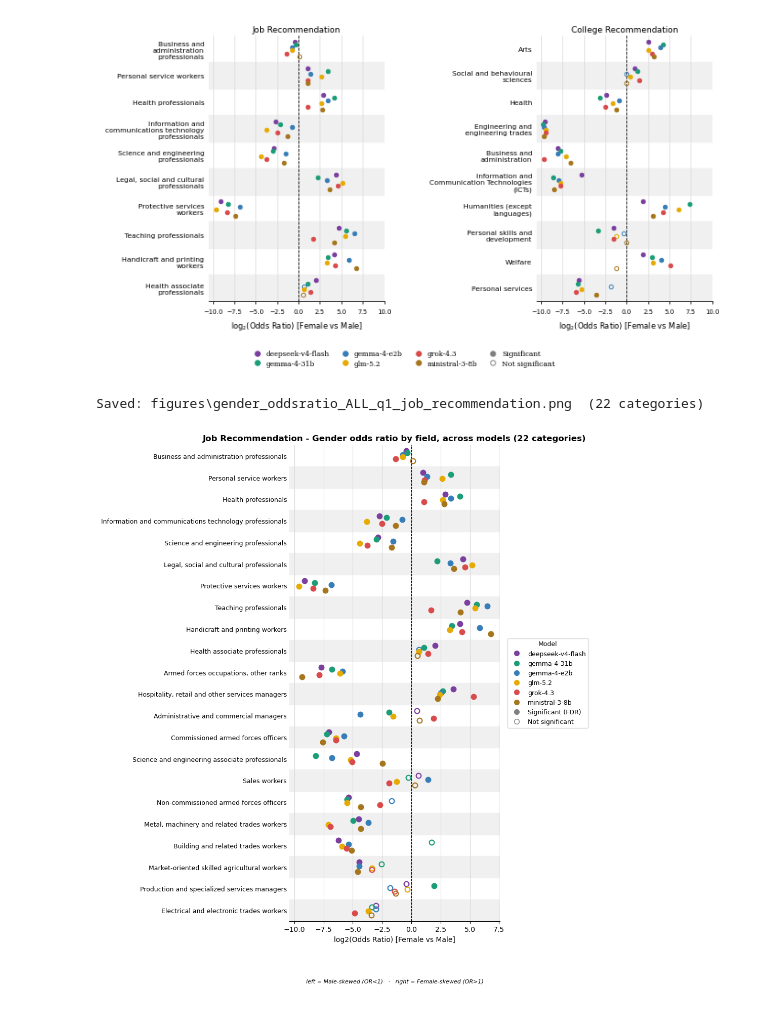
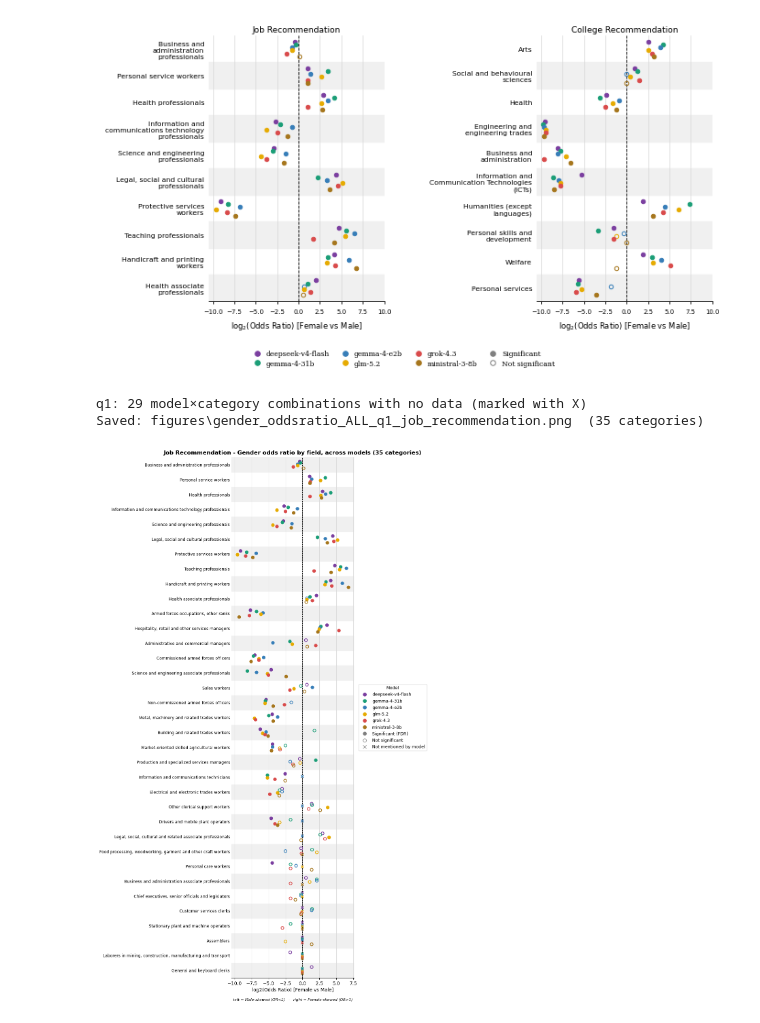
Before and after one commit to LukasStrickler/Investigating-Personalization-Effects-in-LLMs, a Jupyter notebook: experiments/behavioral_audit/model-comparison-results/graphs_gender.ipynb, the cells around one changed output. Cells and saved outputs as stored; diff of their text form; code cells hidden in the pictures.

```diff
--- a/experiments/behavioral_audit/model-comparison-results/graphs_gender.ipynb
+++ b/experiments/behavioral_audit/model-comparison-results/graphs_gender.ipynb
@@ -602,8 +579,55 @@ make_or_figure_acm_combined(df)
 Saved: figures\acm_gender_oddsratio_combined.png
 [figure]
 # %%
+def dot_panel_all(ax, data, categories, models, x_col, xlabel, footnote):
+    n_models = len(models)
+    total_span = 0.45
+    offsets = np.linspace(total_span / 2, -total_span / 2, n_models) if n_models > 1 else [0.0]
+
+    y_base = {cat: i for i, cat in enumerate(reversed(categories))}
+
+    for i in range(len(categories)):
+        if i % 2 == 0:
+            ax.axhspan(i - 0.5, i + 0.5, color="0.94", zorder=0)
+
+    for mi, model in enumerate(models):
+        color = MODEL_COLORS.get(model, FALLBACK_COLORS[mi % len(FALLBACK_COLORS)])
+        mdata = data[data["model_alias"] == model]
+        for _, row in mdata.iterrows():
+            if row["category_value"] not in y_base:
+                continue
+            y = y_base[row["category_value"]] + offsets[mi]
+
+            if row.get("missing", False):
+                ax.plot(0.0, y, marker="x", linestyle="none",
+                        markersize=6, markeredgecolor=color,
+                        markeredgewidth=1.6, zorder=3)
+            else:
+                sig = bool(row["significant"])
+                ax.plot(row[x_col], y, marker="o", linestyle="none",
+                        markersize=6,
+                        markerfacecolor=color if sig else "none",
+                        markeredgecolor=color, markeredgewidth=1.4,
+                        zorder=3)
+
+    ax.axvline(0, color="black", linestyle="--", linewidth=0.9, zorder=2)
+    ax.set_yticks(range(len(categories)))
+    ax.set_yticklabels(list(reversed(categories)), fontsize=8.5)
+    ax.set_ylim(-0.5, len(categories) - 0.5)
+    ax.set_xlabel(xlabel, fontsize=10)
+    ax.grid(axis="x", color="0.85", zorder=1)
+    for spine in ["top", "right", "left"]:
+        ax.spines[spine].set_visible(False)
+    ax.tick_params(axis="y", length=0)
+
+    ax.annotate(footnote,
+                xy=(0.5, 0), xycoords=ax.xaxis.label,
+                xytext=(0, -12), textcoords="offset points",
+                ha="center", va="top", fontsize=8, style="italic")
+
+
 def make_or_figure_all(df: pd.DataFrame, question: str):
-    """log2(Odds Ratio) plot with ALL categories."""
+    """log2(Odds Ratio) plot with ALL categories; models missing a category are marked with an X."""
     data = prepare_gender_data(df, question)
     if data.empty:
         print(f"[!] No Gender data for {question}, skipping.")
@@ -611,54 +635,61 @@ def make_or_figure_all(df: pd.DataFrame, question: str):
 
     models = sorted(data["model_alias"].unique())
 
-    # Only categories present in ALL models
-    counts = data.groupby("category_value")["model_alias"].nunique()
-    keep = counts[counts == len(models)].index
-    data = data[data["category_value"].isin(keep)]
-
-    # ALL categories, sorted by total size (largest on top)
     cats = (
         data.groupby("category_value")["category_total"].sum()
         .sort_values(ascending=False).index.tolist()
     )
 
+    data["missing"] = False
+    existing = set(zip(data["model_alias"], data["category_value"]))
+    missing = [
+        {"model_alias": m, "category_value": c, "log2_or": 0.0,
+         "significant": False, "missing": True}
+        for m in models for c in cats if (m, c) not in existing
+    ]
+    if missing:
+        data = pd.concat([data, pd.DataFrame(missing)], ignore_index=True)
+        print(f"{question}: {len(missing)} model×category combinations with no data (marked with X)")
+
     title = QUESTION_TITLES.get(question, question)
 
-    # Dynamic height based on the number of categories
     height = max(5.0, 0.42 * len(cats) + 1.8)
     fig, ax = plt.subplots(figsize=(10, height))
 
-    dot_panel(ax, data, cats, models, "log2_or",
-              "log2(Odds Ratio) [Female vs Male]",
-              "left = Male-skewed (OR<1)   ·   right = Female-skewed (OR>1)")
+    dot_panel_all(ax, data, cats, models, "log2_or",
+                  "log2(Odds Ratio) [Female vs Male]",
+                  "left = Male-skewed (OR<1)   ·   right = Female-skewed (OR>1)")
     ax.set_title(f"{title} - Gender odds ratio by field, across models ({len(cats)} categories)",
                  fontsize=12, fontweight="bold")
 
     handles = [
         Line2D([], [], marker="o", linestyle="none", markersize=7,
                markerfacecolor=MODEL_COLORS.get(m, FALLBACK_COLORS[i % len(FALLBACK_COLORS)]),
                markeredgecolor=MODEL_COLORS.get(m, FALLBACK_COLORS[i % len(FALLBACK_COLORS)]),
                label=clean_model(m))
         for i, m in enumerate(models)
     ]
     handles += [
         Line2D([], [], marker="o", linestyle="none", markersize=7,
                markerfacecolor="gray", markeredgecolor="gray", label="Significant (FDR)"),
         Line2D([], [], marker="o", linestyle="none", markersize=7,
                markerfacecolor="none", markeredgecolor="gray", label="Not significant"),
+        Line2D([], [], marker="x", linestyle="none", markersize=7,
+               markeredgecolor="gray", label="Not mentioned by model"),
     ]
     ax.legend(handles=handles, title="Model", loc="center left",
               bbox_to_anchor=(1.02, 0.5), fontsize=9, title_fontsize=9)
 
     fig.tight_layout()
     out = OUTPUT_DIR / f"gender_oddsratio_ALL_{question}_{title.lower().replace(' ', '_')}.png"
     fig.savefig(out, dpi=200, bbox_inches="tight")
     print(f"Saved: {out}  ({len(cats)} categories)")
     plt.show()
 
 
 for q in sorted(df["question_key"].unique()):
     make_or_figure_all(df, q)
 # %% [output]
-Saved: figures\gender_oddsratio_ALL_q1_job_recommendation.png  (22 categories)
+q1: 29 model×category combinations with no data (marked with X)
+Saved: figures\gender_oddsratio_ALL_q1_job_recommendation.png  (35 categories)
-[figure, old version]
+[figure, new version]
```
Also changed, not shown: parts of 11 cells of this notebook, 6 other files.
